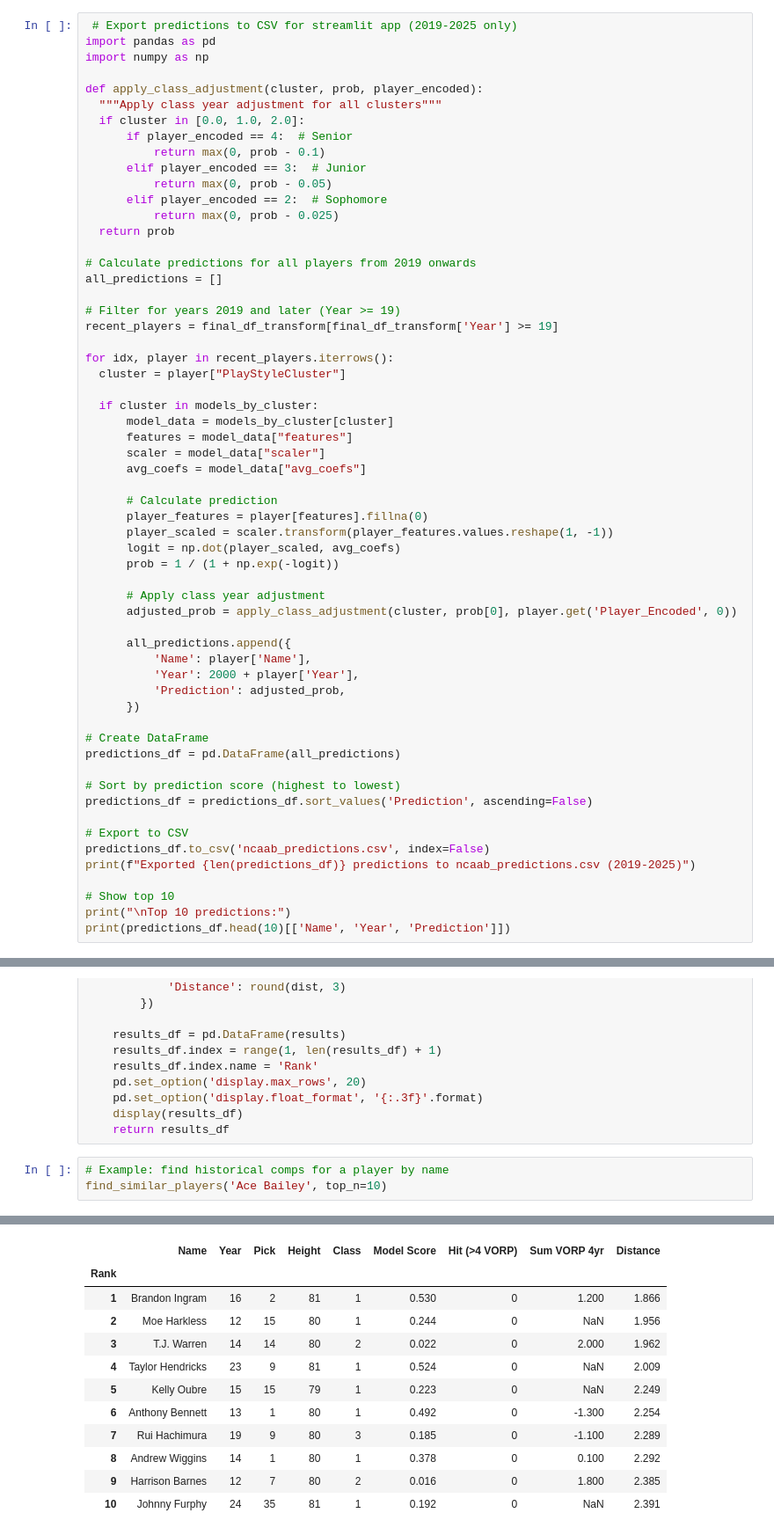
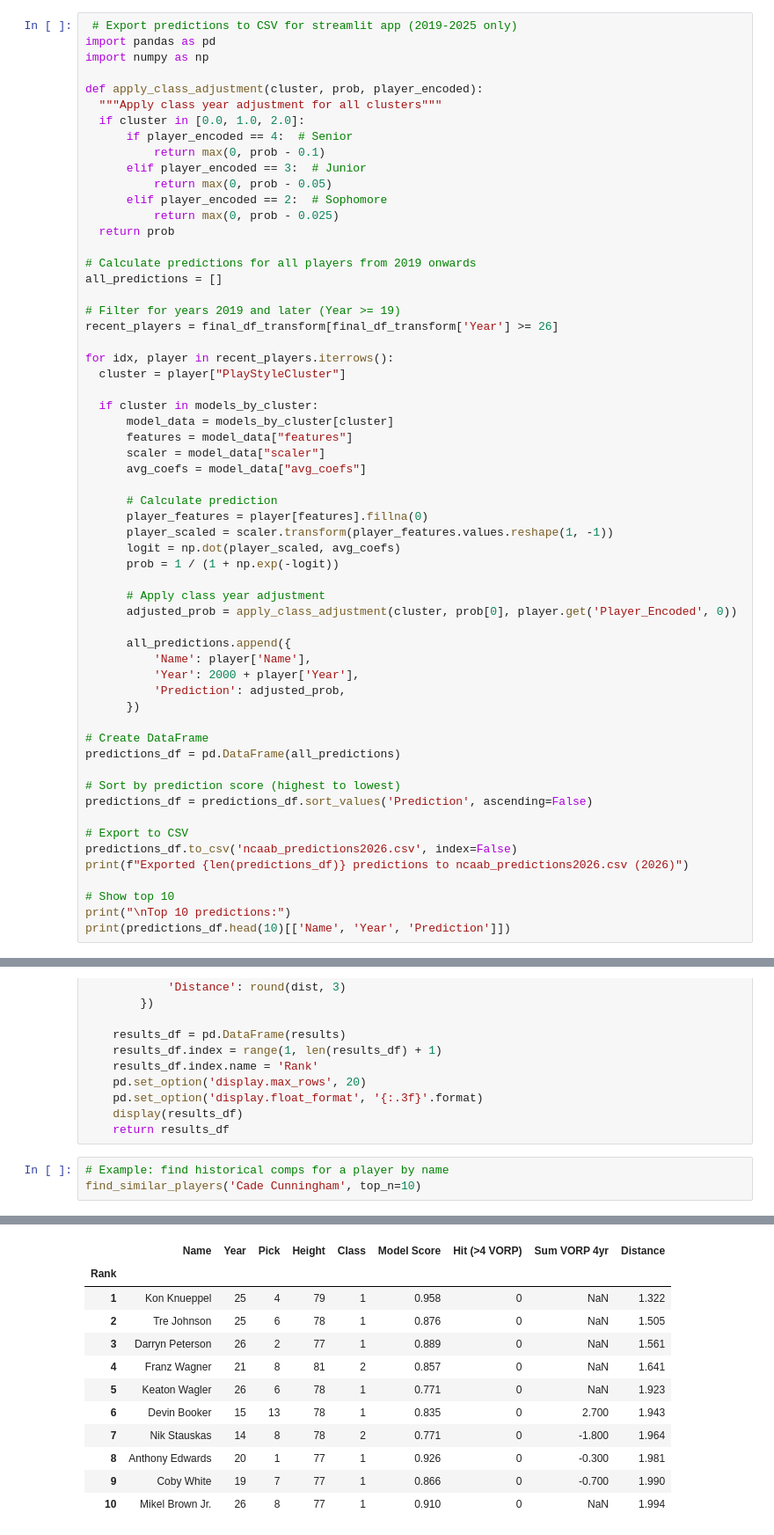
Before and after one commit to dannyharlan05/ncaab-nba-predictor, a Jupyter notebook: NCAAB Predictor.ipynb, the cells around one changed output, grey strips where cells are left out. Shown at 88% size. Cells and saved outputs as stored; diff of their text form.

Commit message:
Update NCAAB model and data

```diff
--- a/NCAAB Predictor.ipynb
+++ b/NCAAB Predictor.ipynb
@@ -2759,7 +2758,7 @@ def apply_class_adjustment(cluster, prob, player_encoded):
 all_predictions = []
 
 # Filter for years 2019 and later (Year >= 19)
-recent_players = final_df_transform[final_df_transform['Year'] >= 19]
+recent_players = final_df_transform[final_df_transform['Year'] >= 26]
 
 for idx, player in recent_players.iterrows():
   cluster = player["PlayStyleCluster"]
@@ -2792,8 +2791,8 @@ predictions_df = pd.DataFrame(all_predictions)
 predictions_df = predictions_df.sort_values('Prediction', ascending=False)
 
 # Export to CSV
-predictions_df.to_csv('ncaab_predictions.csv', index=False)
-print(f"Exported {len(predictions_df)} predictions to ncaab_predictions.csv (2019-2025)")
+predictions_df.to_csv('ncaab_predictions2026.csv', index=False)
+print(f"Exported {len(predictions_df)} predictions to ncaab_predictions2026.csv (2026)")
 
 # Show top 10
 print("\nTop 10 predictions:")
@@ -2975,5 +2974,5 @@ def find_similar_by_manual_input(cluster, raw_inputs, model_score=None, top_n=10
     return results_df
 # %%
 # Example: find historical comps for a player by name
-find_similar_players('Ace Bailey', top_n=10)
+find_similar_players('Cade Cunningham', top_n=10)
 # %% [output]
@@ -2982,14 +2981,14 @@ Features used: ['LogUsg/Ast', 'DraftValue', 'LogREB', 'LogFT%', 'TO', 'Height_in
 |  | Name | Year | Pick | Height | Class | Model Score | Hit (>4 VORP) | Sum VORP 4yr | Distance |
 | Rank |  |  |  |  |  |  |  |  |  |
-| 1 | Brandon Ingram | 16 | 2 | 81 | 1 | 0.530 | 0 | 1.200 | 1.866 |
-| 2 | Moe Harkless | 12 | 15 | 80 | 1 | 0.244 | 0 | NaN | 1.956 |
-| 3 | T.J. Warren | 14 | 14 | 80 | 2 | 0.022 | 0 | 2.000 | 1.962 |
-| 4 | Taylor Hendricks | 23 | 9 | 81 | 1 | 0.524 | 0 | NaN | 2.009 |
-| 5 | Kelly Oubre | 15 | 15 | 79 | 1 | 0.223 | 0 | NaN | 2.249 |
-| 6 | Anthony Bennett | 13 | 1 | 80 | 1 | 0.492 | 0 | -1.300 | 2.254 |
-| 7 | Rui Hachimura | 19 | 9 | 80 | 3 | 0.185 | 0 | -1.100 | 2.289 |
-| 8 | Andrew Wiggins | 14 | 1 | 80 | 1 | 0.378 | 0 | 0.100 | 2.292 |
-| 9 | Harrison Barnes | 12 | 7 | 80 | 2 | 0.016 | 0 | 1.800 | 2.385 |
-| 10 | Johnny Furphy | 24 | 35 | 81 | 1 | 0.192 | 0 | NaN | 2.391 |
+| 1 | Kon Knueppel | 25 | 4 | 79 | 1 | 0.958 | 0 | NaN | 1.322 |
+| 2 | Tre Johnson | 25 | 6 | 78 | 1 | 0.876 | 0 | NaN | 1.505 |
+| 3 | Darryn Peterson | 26 | 2 | 77 | 1 | 0.889 | 0 | NaN | 1.561 |
+| 4 | Franz Wagner | 21 | 8 | 81 | 2 | 0.857 | 0 | NaN | 1.641 |
+| 5 | Keaton Wagler | 26 | 6 | 78 | 1 | 0.771 | 0 | NaN | 1.923 |
+| 6 | Devin Booker | 15 | 13 | 78 | 1 | 0.835 | 0 | 2.700 | 1.943 |
+| 7 | Nik Stauskas | 14 | 8 | 78 | 2 | 0.771 | 0 | -1.800 | 1.964 |
+| 8 | Anthony Edwards | 20 | 1 | 77 | 1 | 0.926 | 0 | -0.300 | 1.981 |
+| 9 | Coby White | 19 | 7 | 77 | 1 | 0.866 | 0 | -0.700 | 1.990 |
+| 10 | Mikel Brown Jr. | 26 | 8 | 77 | 1 | 0.910 | 0 | NaN | 1.994 |
 |  | Name | Year | Pick | Height | Class | Model Score | Hit (>4 VORP) | Sum VORP 4yr | Distance |
 | Rank |  |  |  |  |  |  |  |  |  |
```
Also changed, not shown: parts of 16 cells of this notebook, 2 other files.
